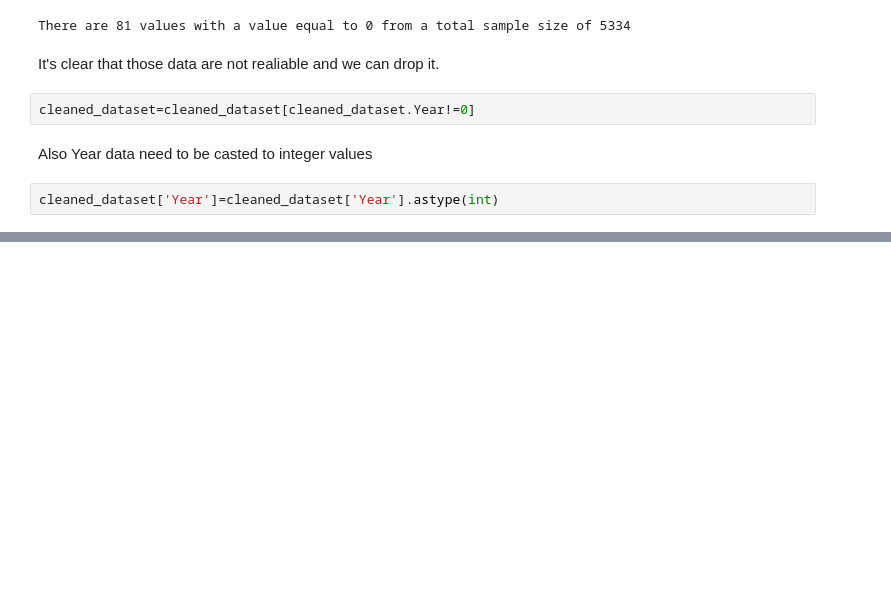
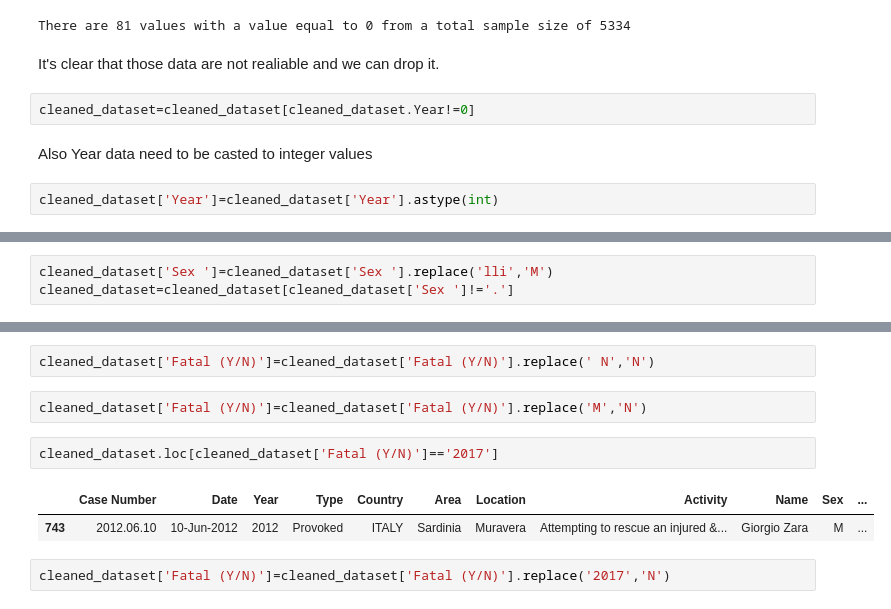
Before and after one commit to DavEst91/IH-W2-Global-Shark-Attacks, a Jupyter notebook: Cleaning_dataset.ipynb, the cells around one changed output, grey strips where cells are left out. Drawn from its saved outputs; the diff is of its cells as text; blank space fills up the shorter version.

```diff
--- a/Cleaning_dataset.ipynb
+++ b/Cleaning_dataset.ipynb
@@ -252,0 +315,3 @@ cleaned_dataset['Year']=cleaned_dataset['Year'].astype(int)
+# %%
+cleaned_dataset['Sex ']=cleaned_dataset['Sex '].replace('lli','M')
+cleaned_dataset=cleaned_dataset[cleaned_dataset['Sex ']!='.']
@@ -252,0 +328,11 @@ cleaned_dataset['Year']=cleaned_dataset['Year'].astype(int)
+# %%
+cleaned_dataset['Fatal (Y/N)']=cleaned_dataset['Fatal (Y/N)'].replace(' N','N')
+# %%
+cleaned_dataset['Fatal (Y/N)']=cleaned_dataset['Fatal (Y/N)'].replace('M','N')
+# %%
+cleaned_dataset.loc[cleaned_dataset['Fatal (Y/N)']=='2017']
+# %% [output]
+|  | Case Number | Date | Year | Type | Country | Area | Location | Activity | Name | Sex | ... |
+| 743 | 2012.06.10 | 10-Jun-2012 | 2012 | Provoked | ITALY | Sardinia | Muravera | Attempting to rescue an injured &... | Giorgio Zara | M | ... |
+# %%
+cleaned_dataset['Fatal (Y/N)']=cleaned_dataset['Fatal (Y/N)'].replace('2017','N')
```
Also changed, not shown: parts of 19 cells of this notebook.
